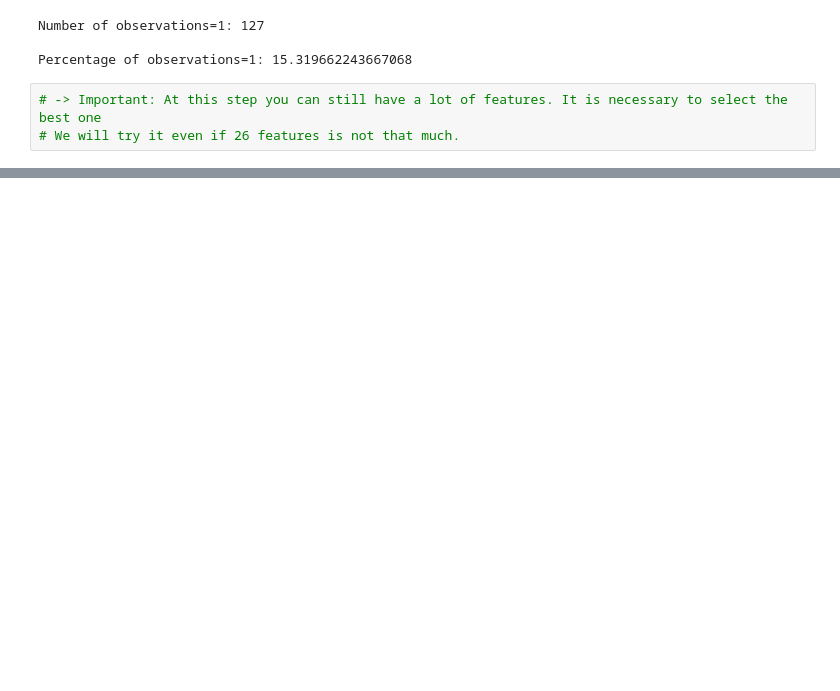
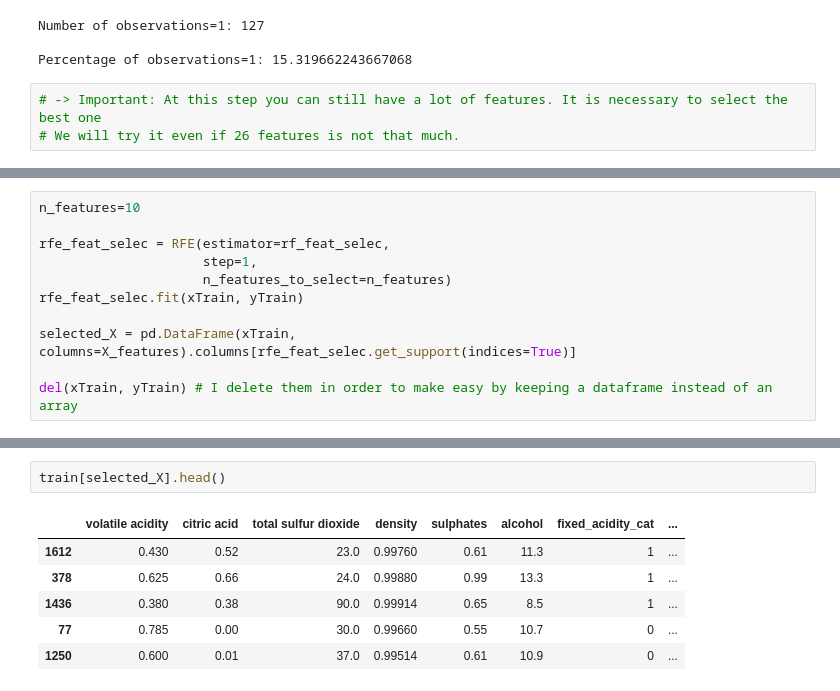
Before and after one commit to guillaumeovf/CarLoanDefault, a Jupyter notebook: wine_quality.ipynb, the cells around one changed output, grey strips where cells are left out. Saved outputs shown, nothing was run; the diff lists cells and outputs as text; blank space fills up the shorter version.

```diff
--- a/wine_quality.ipynb
+++ b/wine_quality.ipynb
@@ -1258,0 +1305,11 @@ rf_feat_selec = RandomForestClassifier(bootstrap=True, # resampling of the datab
+# %%
+n_features=10
+
+rfe_feat_selec = RFE(estimator=rf_feat_selec,
+                     step=1,
+                     n_features_to_select=n_features)
+rfe_feat_selec.fit(xTrain, yTrain)
+
+selected_X = pd.DataFrame(xTrain, columns=X_features).columns[rfe_feat_selec.get_support(indices=True)]
+
+del(xTrain, yTrain) # I delete them in order to make easy by keeping a dataframe instead of an array
@@ -1258,0 +1323,9 @@ rf_feat_selec = RandomForestClassifier(bootstrap=True, # resampling of the datab
+# %%
+train[selected_X].head()
+# %% [output]
+|  | volatile acidity | citric acid | total sulfur dioxide | density | sulphates | alcohol | fixed_acidity_cat | ... |
+| 1612 | 0.430 | 0.52 | 23.0 | 0.99760 | 0.61 | 11.3 | 1 | ... |
+| 378 | 0.625 | 0.66 | 24.0 | 0.99880 | 0.99 | 13.3 | 1 | ... |
+| 1436 | 0.380 | 0.38 | 90.0 | 0.99914 | 0.65 | 8.5 | 1 | ... |
+| 77 | 0.785 | 0.00 | 30.0 | 0.99660 | 0.55 | 10.7 | 0 | ... |
+| 1250 | 0.600 | 0.01 | 37.0 | 0.99514 | 0.61 | 10.9 | 0 | ... |
```
Also changed, not shown: parts of 5 cells of this notebook.
